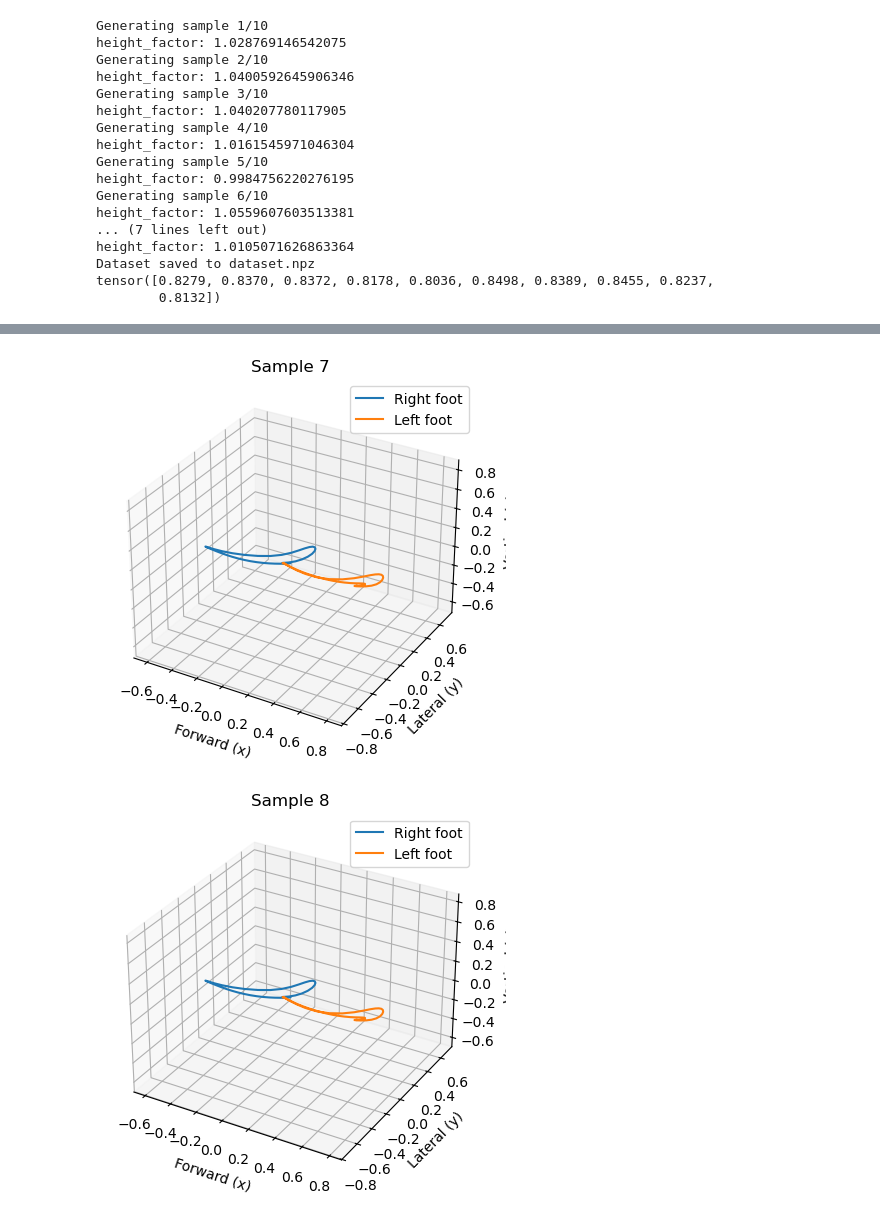
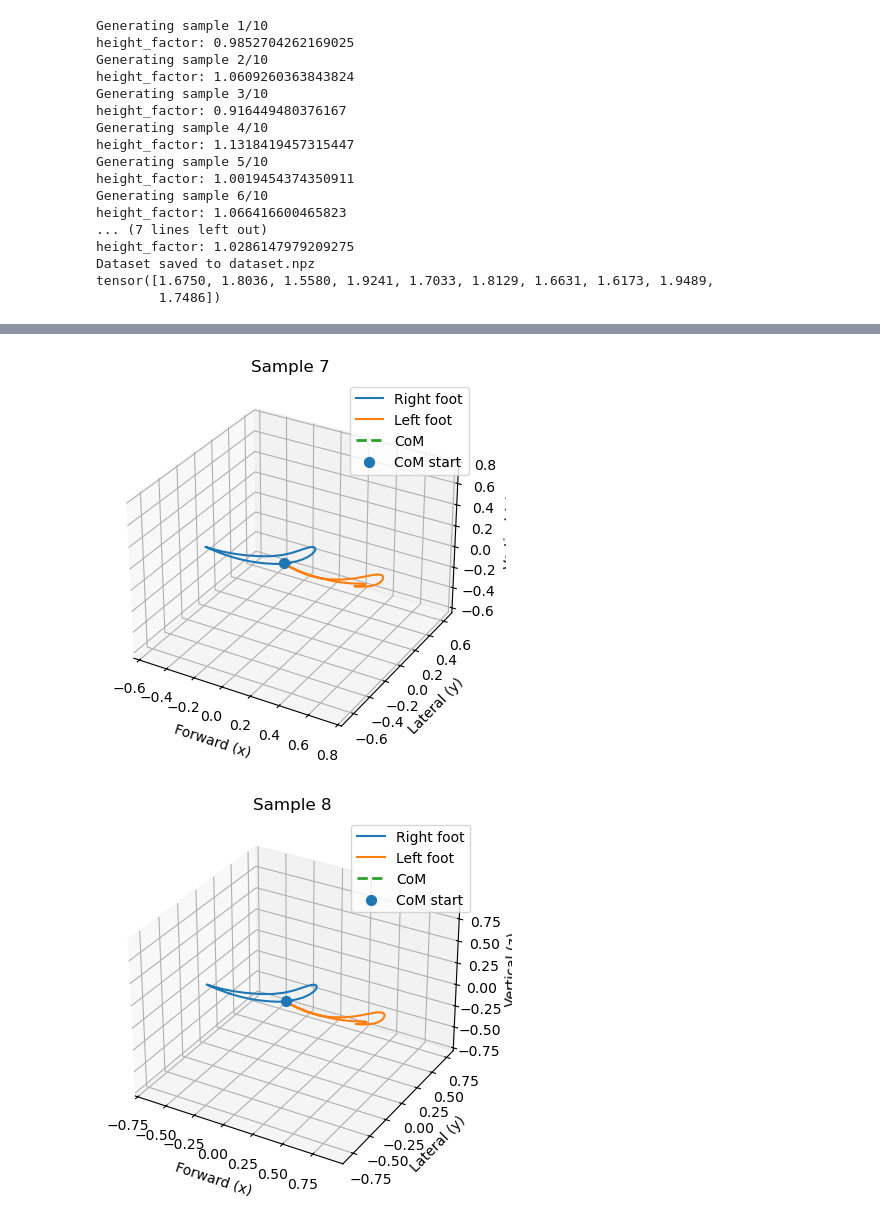
Before and after one commit to laurasaizz/SBI_walking, a Jupyter notebook: trainingdata.ipynb, the cells around one changed output, grey strips where cells are left out. Cells and saved outputs as stored; diff of their text form; code cells hidden in the pictures.

Commit message:
Added com, height to generatedata.py, only one model is saved during data generation

```diff
--- a/trainingdata.ipynb
+++ b/trainingdata.ipynb
@@ -413,21 +21,27 @@ def set_axes_equal(ax):
     ax.set_zlim3d([z_middle - plot_radius, z_middle + plot_radius])
 # %%
 import matplotlib.pyplot as plt
-import numpy as np
 
-def plot_gait_sample(data, ax=None, title=None):
+def plot_sample(footdata, comdata, ax=None, title=None):
 
     if ax is None:
         fig = plt.figure()
         ax = fig.add_subplot(111, projection='3d')
 
-    # split + remap axes (for intuitive visualization)
-    xr, yr, zr = data[:,0], data[:,2], data[:,1]
-    xl, yl, zl = data[:,3], data[:,5], data[:,4]
+    xr, yr, zr = footdata[:,0], footdata[:,2], footdata[:,1]
+    xl, yl, zl = footdata[:,3], footdata[:,5], footdata[:,4]
 
     ax.plot(xr, yr, zr, label="Right foot")
     ax.plot(xl, yl, zl, label="Left foot")
 
+    xc, yc, zc = comdata[:,0], comdata[:,2], comdata[:,1]
+
+    ax.plot(xc, yc, zc, label="CoM", linewidth=2, linestyle="--")
+
+    # optional: highlight start point
+    ax.scatter(xc[0], yc[0], zc[0], s=50, marker="o", label="CoM start")
+
+    # ---- labels ----
     ax.set_xlabel("Forward (x)")
     ax.set_ylabel("Lateral (y)")
     ax.set_zlabel("Vertical (z)")
@@ -448,28 +62,29 @@ import numpy as np
 data = np.load("dataset.npz")
 
 foot = torch.tensor(data["foot"], dtype=torch.float32)
-leg  = torch.tensor(data["leg"], dtype=torch.float32)
+com  = torch.tensor(data["com"], dtype=torch.float32)
+height = torch.tensor(data["height"], dtype=torch.float32)
 
-print(leg.squeeze())
+print(height.squeeze())
 
 for i in range(len(foot)):
-    plot_gait_sample(foot[i].numpy(), title=f"Sample {i}")
+    plot_sample(foot[i].numpy(), com[i].numpy(), title=f"Sample {i}")
     plt.show()
 # %% [output]
 Generating sample 1/10
-height_factor: 1.028769146542075
+height_factor: 0.9852704262169025
 Generating sample 2/10
-height_factor: 1.0400592645906346
+height_factor: 1.0609260363843824
 Generating sample 3/10
-height_factor: 1.040207780117905
+height_factor: 0.916449480376167
 Generating sample 4/10
-height_factor: 1.0161545971046304
+height_factor: 1.1318419457315447
 Generating sample 5/10
-height_factor: 0.9984756220276195
+height_factor: 1.0019454374350911
 Generating sample 6/10
-height_factor: 1.0559607603513381
+height_factor: 1.066416600465823
 ... (7 lines left out)
-height_factor: 1.0105071626863364
+height_factor: 1.0286147979209275
 Dataset saved to dataset.npz
-tensor([0.8279, 0.8370, 0.8372, 0.8178, 0.8036, 0.8498, 0.8389, 0.8455, 0.8237,
-        0.8132])
+tensor([1.6750, 1.8036, 1.5580, 1.9241, 1.7033, 1.8129, 1.6631, 1.6173, 1.9489,
+        1.7486])
@@ -483,2 +98,2 @@ tensor([0.8279, 0.8370, 0.8372, 0.8178, 0.8036, 0.8498, 0.8389, 0.8455, 0.8237,
-[figure, old version]
+[figure, new version]
-[figure, old version]
+[figure, new version]
```
Also changed, not shown: parts of 22 cells of this notebook, 17 other files.
